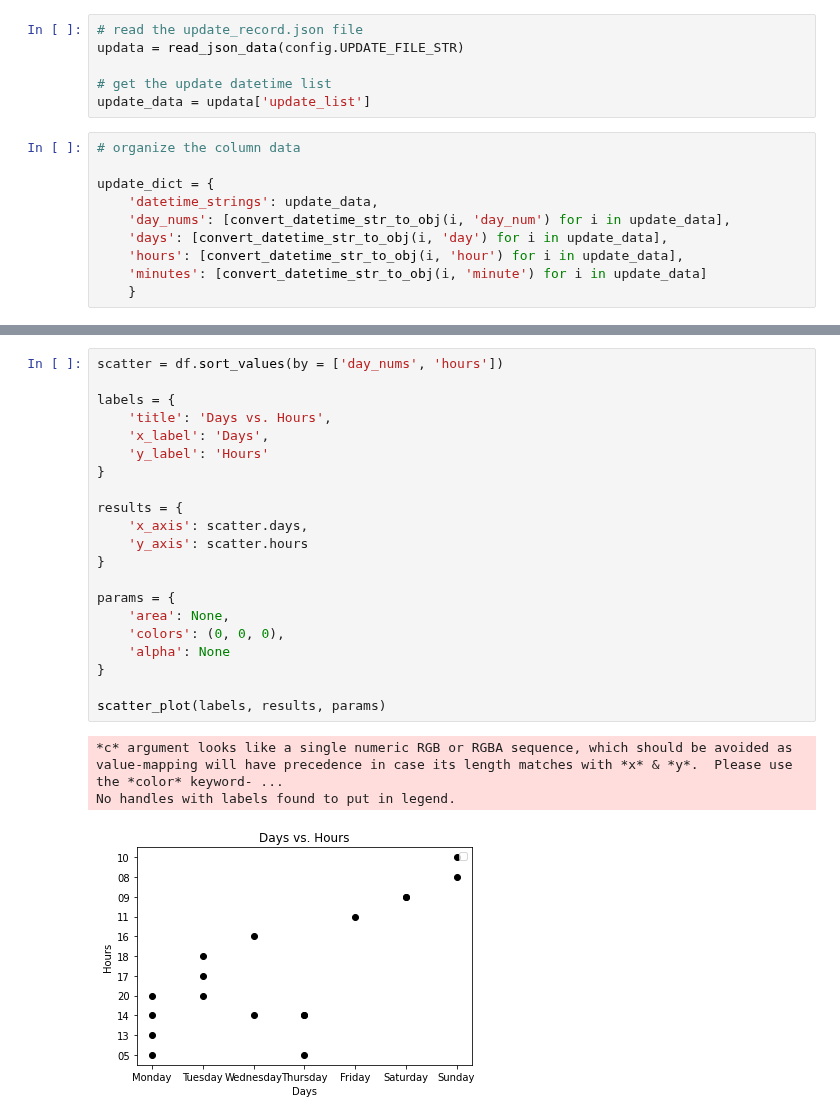
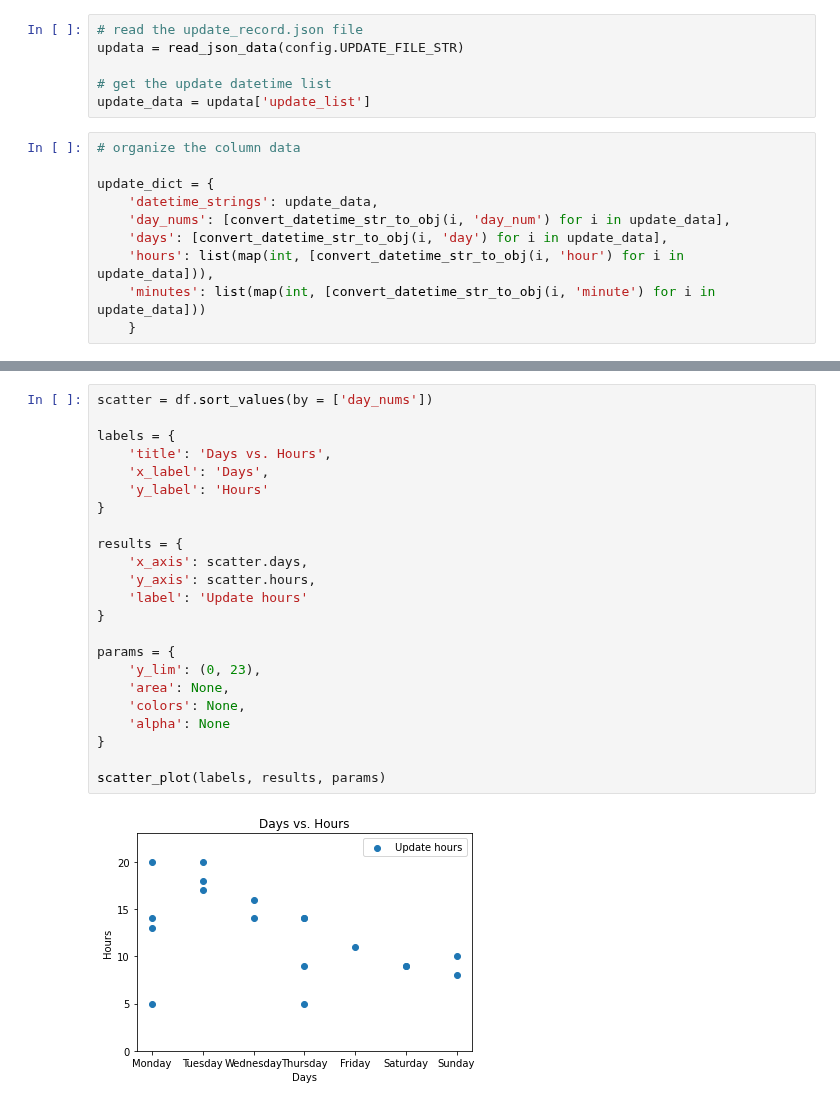
Before and after one commit to Ipgnosis/covid_analysis, a Jupyter notebook: analyze_update_record.ipynb, the cells around one changed output, grey strips where cells are left out. Drawn from its saved outputs; the diff is of its cells as text.

Commit message:
Scatter plot now working

```diff
--- a/analyze_update_record.ipynb
+++ b/analyze_update_record.ipynb
@@ -32,8 +32,8 @@ update_dict = {
     'datetime_strings': update_data,
     'day_nums': [convert_datetime_str_to_obj(i, 'day_num') for i in update_data],
     'days': [convert_datetime_str_to_obj(i, 'day') for i in update_data],
-    'hours': [convert_datetime_str_to_obj(i, 'hour') for i in update_data],
-    'minutes': [convert_datetime_str_to_obj(i, 'minute') for i in update_data]
+    'hours': list(map(int, [convert_datetime_str_to_obj(i, 'hour') for i in update_data])),
+    'minutes': list(map(int, [convert_datetime_str_to_obj(i, 'minute') for i in update_data]))
     }
 # %%
 # create the dataframe
@@ -62,25 +61,25 @@ df
 # %%
-scatter = df.sort_values(by = ['day_nums', 'hours'])
+scatter = df.sort_values(by = ['day_nums'])
 
 labels = {
     'title': 'Days vs. Hours',
     'x_label': 'Days',
     'y_label': 'Hours'
 }
 
 results = {
     'x_axis': scatter.days,
-    'y_axis': scatter.hours
+    'y_axis': scatter.hours,
+    'label': 'Update hours'
 }
 
 params = {
+    'y_lim': (0, 23),
     'area': None,
-    'colors': (0, 0, 0),
+    'colors': None,
     'alpha': None
 }
 
 scatter_plot(labels, results, params)
 # %% [output]
-*c* argument looks like a single numeric RGB or RGBA sequence, which should be avoided as value-mapping will have precedence in case its length matches with *x* & *y*.  Please use the *color* keyword- ...
-No handles with labels found to put in legend.
-[figure, old version]
+[figure, new version]
```
Also changed, not shown: parts of 1 cell of this notebook, 5 other files.
